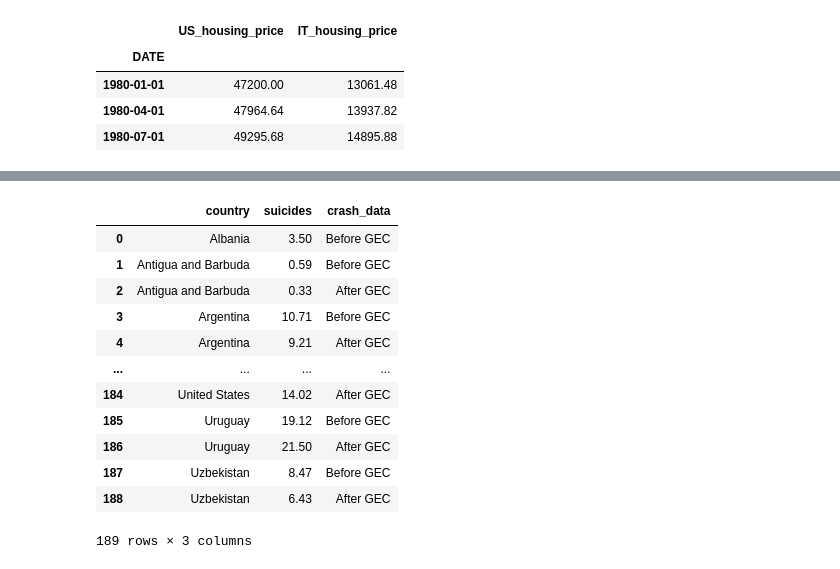
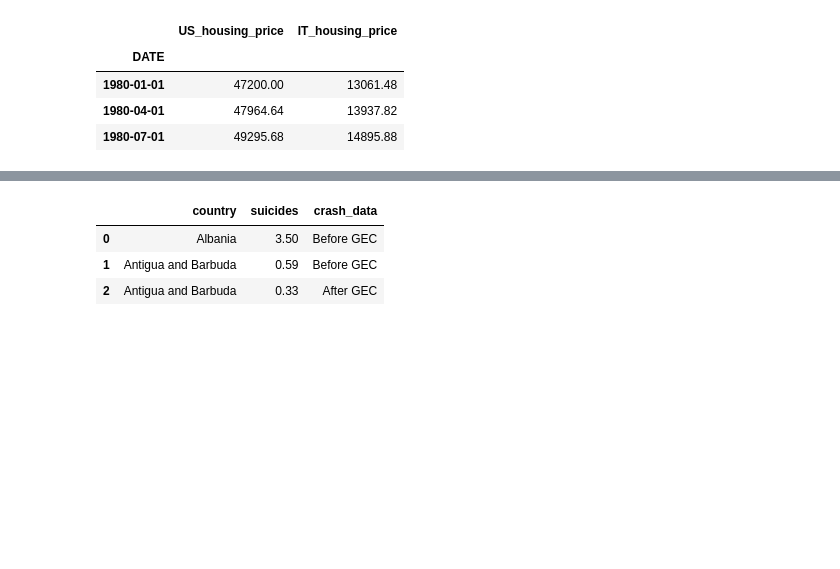
Before and after one commit to Papa-Yaga/sql-database, a Jupyter notebook: very_optimistic_data.ipynb, the cells around one changed output, grey strips where cells are left out. Drawn from its saved outputs; the diff is of its cells as text; code cells hidden in the pictures; blank space fills up the shorter version.

```diff
--- a/very_optimistic_data.ipynb
+++ b/very_optimistic_data.ipynb
@@ -171,18 +201,9 @@ sns.lineplot(all_gdp, ax=ax2)
 suicides = r"srates_gec.csv"
 suicides = pd.read_csv(suicides)
 # %%
-suicides
+suicides.head(3)
 # %% [output]
 |  | country | suicides | crash_data |
 | 0 | Albania | 3.50 | Before GEC |
 | 1 | Antigua and Barbuda | 0.59 | Before GEC |
 | 2 | Antigua and Barbuda | 0.33 | After GEC |
-| 3 | Argentina | 10.71 | Before GEC |
-| 4 | Argentina | 9.21 | After GEC |
-| ... | ... | ... | ... |
-| 184 | United States | 14.02 | After GEC |
-| 185 | Uruguay | 19.12 | Before GEC |
-| 186 | Uruguay | 21.50 | After GEC |
-| 187 | Uzbekistan | 8.47 | Before GEC |
-| 188 | Uzbekistan | 6.43 | After GEC |
-189 rows × 3 columns
```
Also changed, not shown: parts of 15 cells of this notebook, 8 other files.
